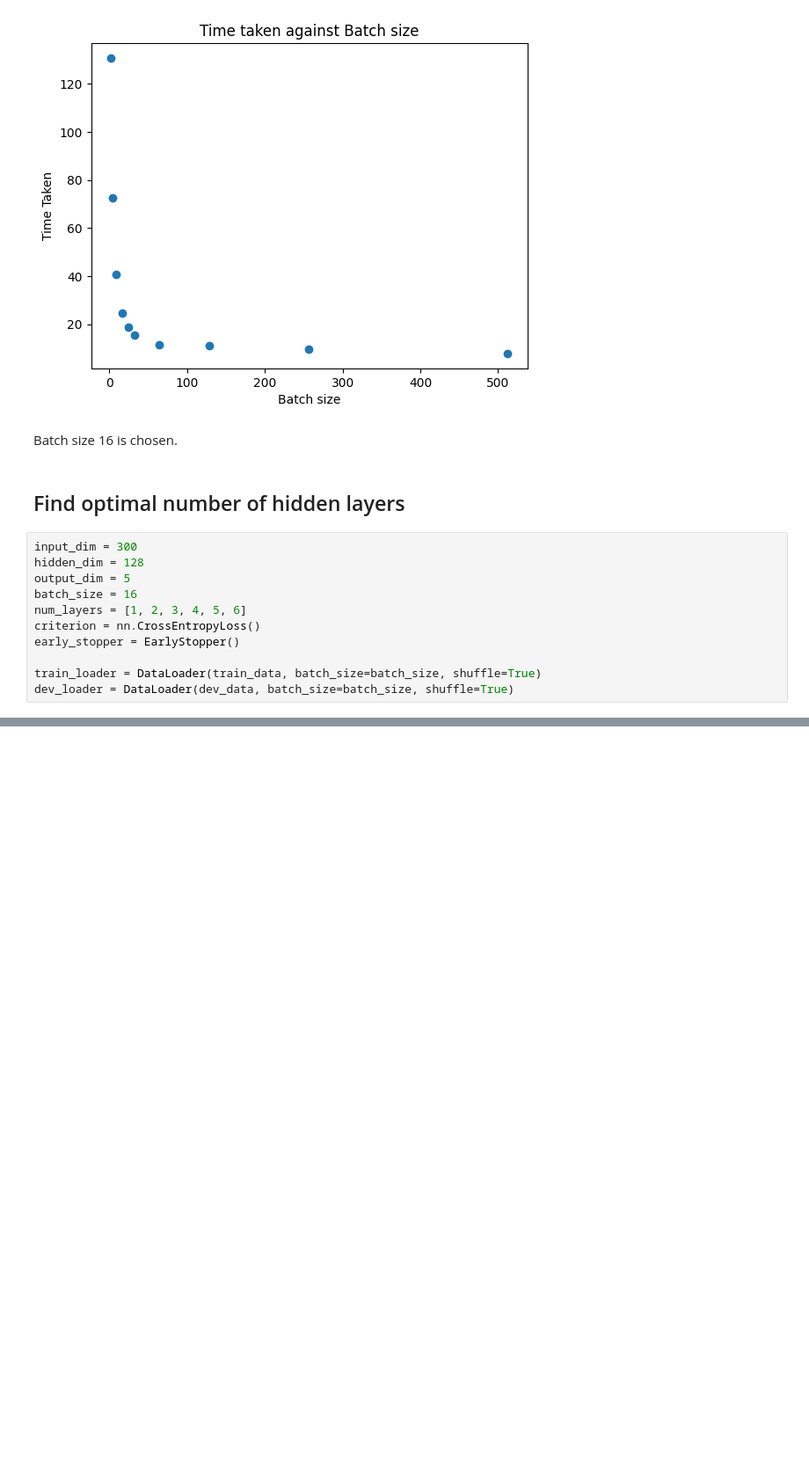
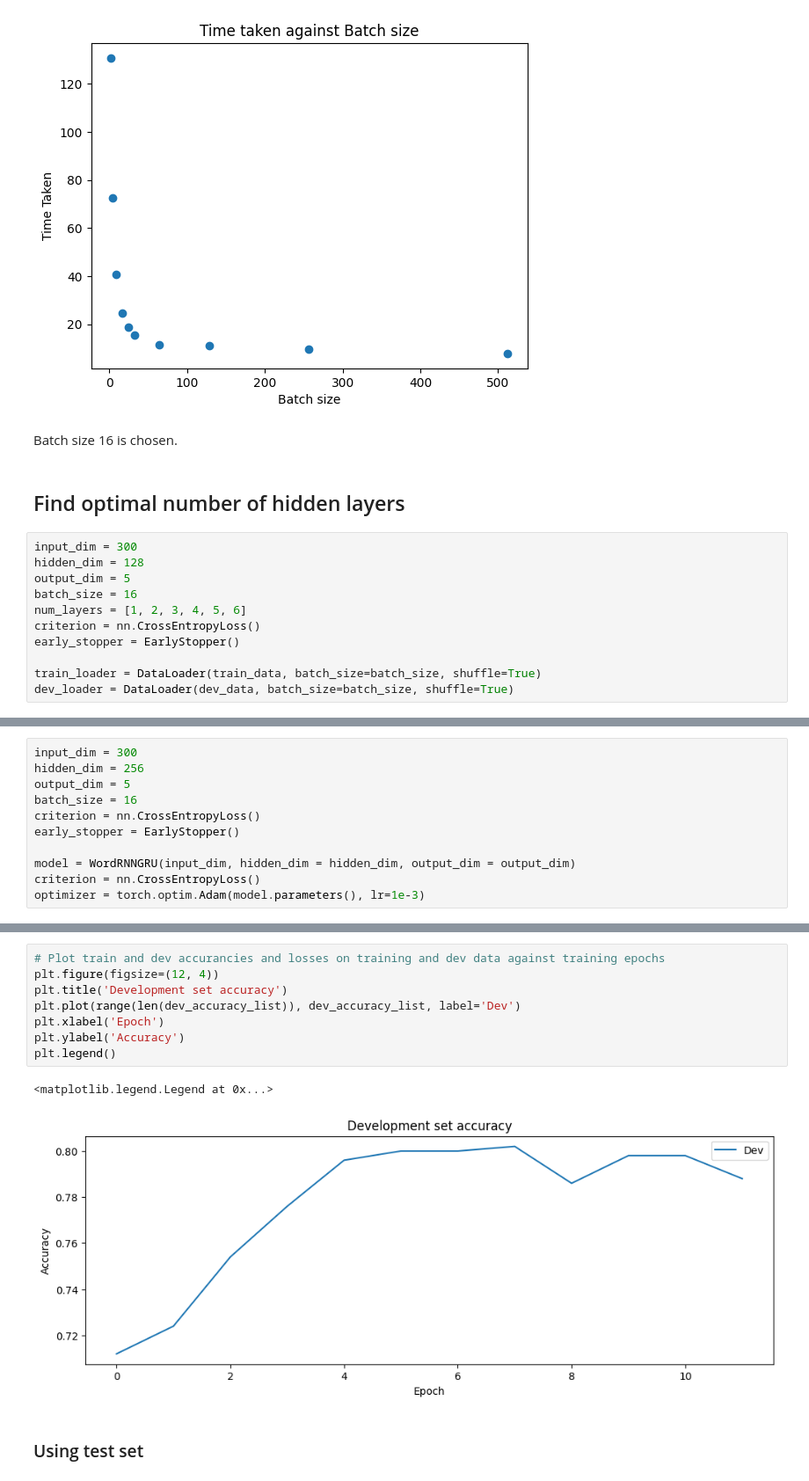
Before and after one commit to gtengwei/CZ4045-NLP-Group-8, a Jupyter notebook: Part 2/GRU_model_optimization.ipynb, the cells around one changed output, grey strips where cells are left out. Shown: that part at 88% size. Drawn from its saved outputs; the diff is of its cells as text; blank space fills up the shorter version.

```diff
--- a/Part 2/GRU_model_optimization.ipynb
+++ b/Part 2/GRU_model_optimization.ipynb
@@ -655,0 +782,11 @@ Text(0.5, 1.0, 'Time taken against Number of Layers')
+# %%
+input_dim = 300
+hidden_dim = 256
+output_dim = 5
+batch_size = 16
+criterion = nn.CrossEntropyLoss()
+early_stopper = EarlyStopper()
+
+model = WordRNNGRU(input_dim, hidden_dim = hidden_dim, output_dim = output_dim)
+criterion = nn.CrossEntropyLoss()
+optimizer = torch.optim.Adam(model.parameters(), lr=1e-3)
@@ -655,0 +885,13 @@ Text(0.5, 1.0, 'Time taken against Number of Layers')
+# %%
+# Plot train and dev accurancies and losses on training and dev data against training epochs
+plt.figure(figsize=(12, 4))
+plt.title('Development set accuracy')
+plt.plot(range(len(dev_accuracy_list)), dev_accuracy_list, label='Dev')
+plt.xlabel('Epoch')
+plt.ylabel('Accuracy')
+plt.legend()
+# %% [output]
+<matplotlib.legend.Legend at 0x...>
+[figure, added]
+# %% [markdown]
+### Using test set
```
Also changed, not shown: parts of 17 cells of this notebook.
